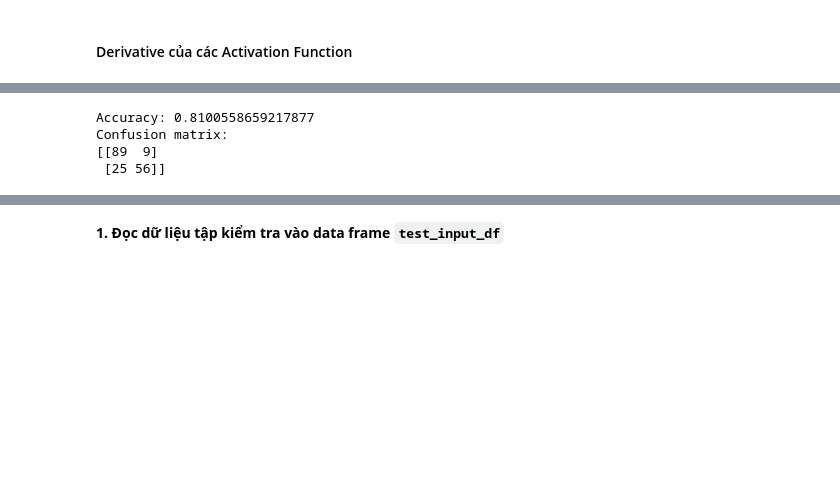
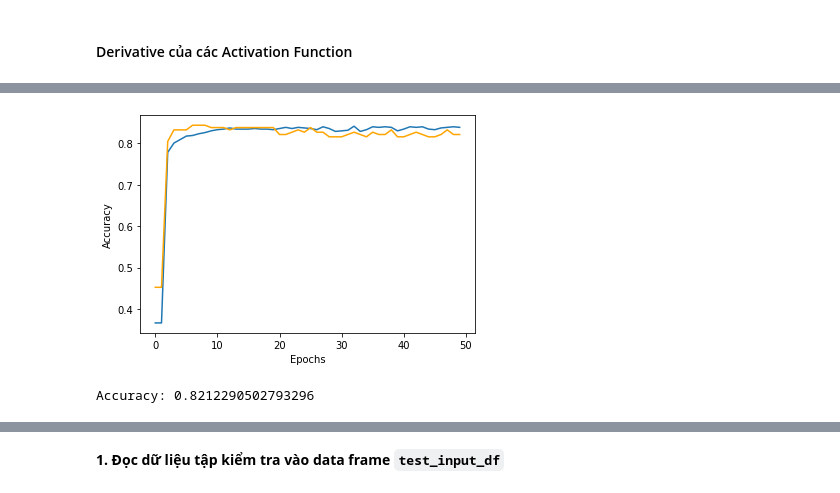
Before and after one commit to suongnhoang/machine_learning_basic, a Jupyter notebook: ANNs/ANN.ipynb, the cells around one changed output, grey strips where cells are left out. Cells and saved outputs as stored; diff of their text form; code cells hidden in the pictures; blank space fills up the shorter version.

```diff
--- a/ANNs/ANN.ipynb
+++ b/ANNs/ANN.ipynb
@@ -1105,3 +1494,11 @@ Loss at epoch 50: 0.45459 - Validation loss: 7.14459
+# %%
+plt.plot(range(EPOCHS), train_accs, label='training')
+plt.plot(range(EPOCHS), val_accs, label='validation', color='orange')
+plt.ylabel('Accuracy')
+plt.xlabel('Epochs')
+plt.show()
+# %% [output]
+[figure, added]
 # %%
 with open("nn_weights.pkl", "rb") as f:
             model = pickle.load(f)
@@ -1109,10 +1506,6 @@ pred = model.predict(val_X)
 # val_Y = enc.inverse_transform(val_Y).reshape(val_Y.shape[0])
 print("Accuracy:", len(pred[val_Y.reshape(val_Y.shape[0]) == pred]) / len(pred))
 from sklearn.metrics import confusion_matrix
-print("Confusion matrix: ")
-print(confusion_matrix(val_Y.reshape(val_Y.shape[0]), pred))
+array = confusion_matrix(val_Y.reshape(val_Y.shape[0]), pred)
 # %% [output]
-Accuracy: 0.8100558659217877
-Confusion matrix:
-[[89  9]
- [25 56]]
+Accuracy: 0.8212290502793296
```
Also changed, not shown: parts of 48 cells of this notebook, 33 other files.
